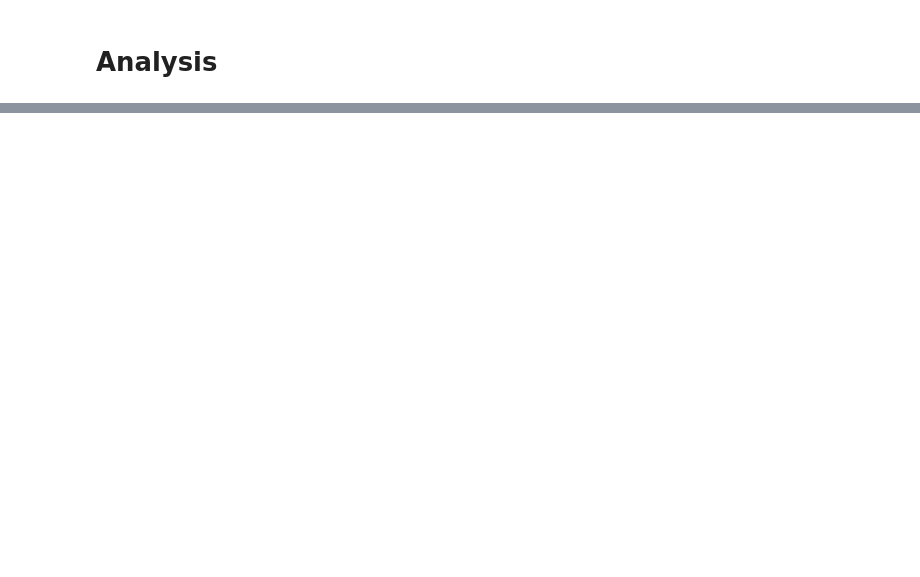
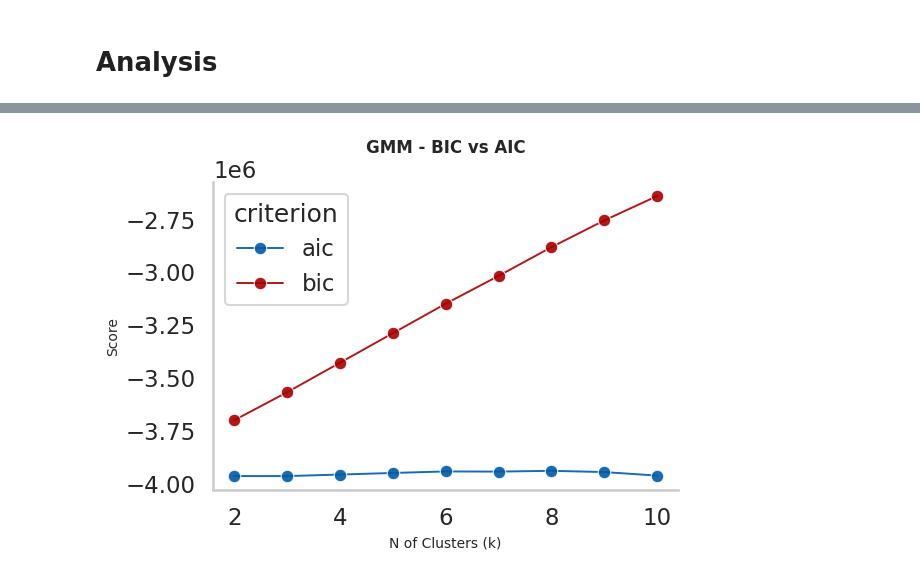
Before and after one commit to LeonSavi/ADS-DW4, a Jupyter notebook: job.ipynb, the cells around one changed output, grey strips where cells are left out. Cells and saved outputs as stored; diff of their text form; code cells hidden in the pictures; blank space fills up the shorter version.

```diff
--- a/job.ipynb
+++ b/job.ipynb
@@ -696,0 +1007,5 @@ comparison_charts(comparisons,svd=svd)
+# %%
+# BIC and AIC GMM
+plot_ic(comparisons)
+# %% [output]
+[figure, added]
```
Also changed, not shown: parts of 14 cells of this notebook, 22 other files.
